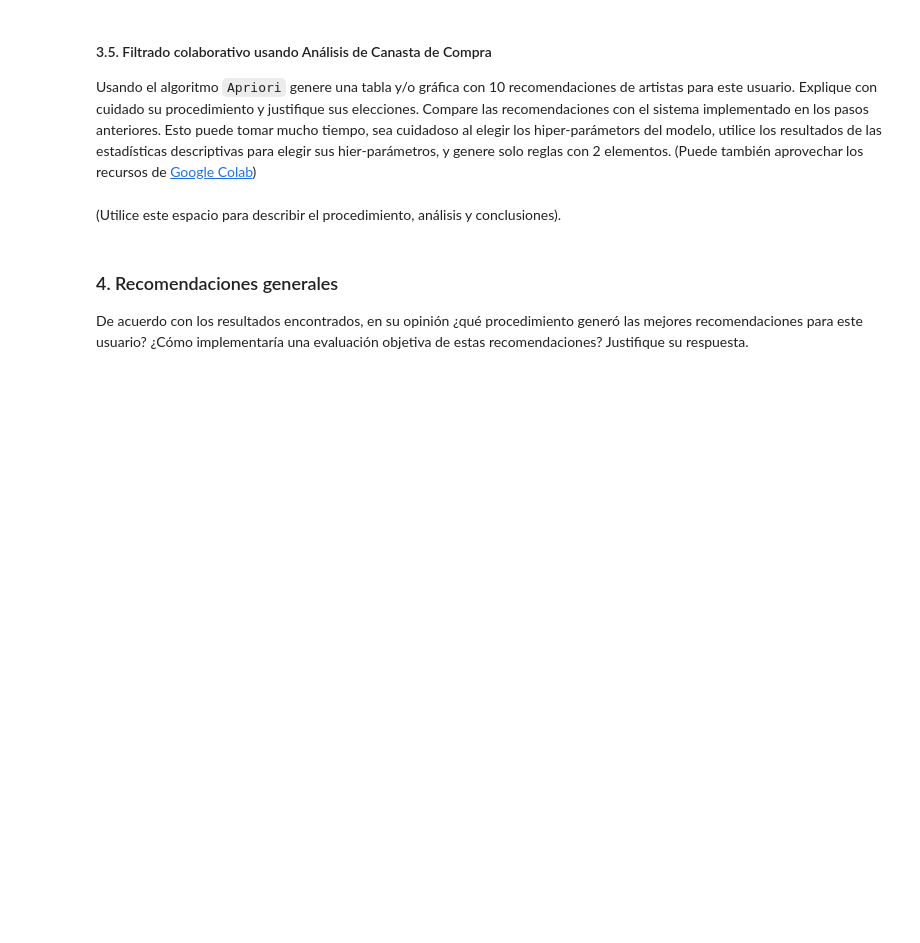
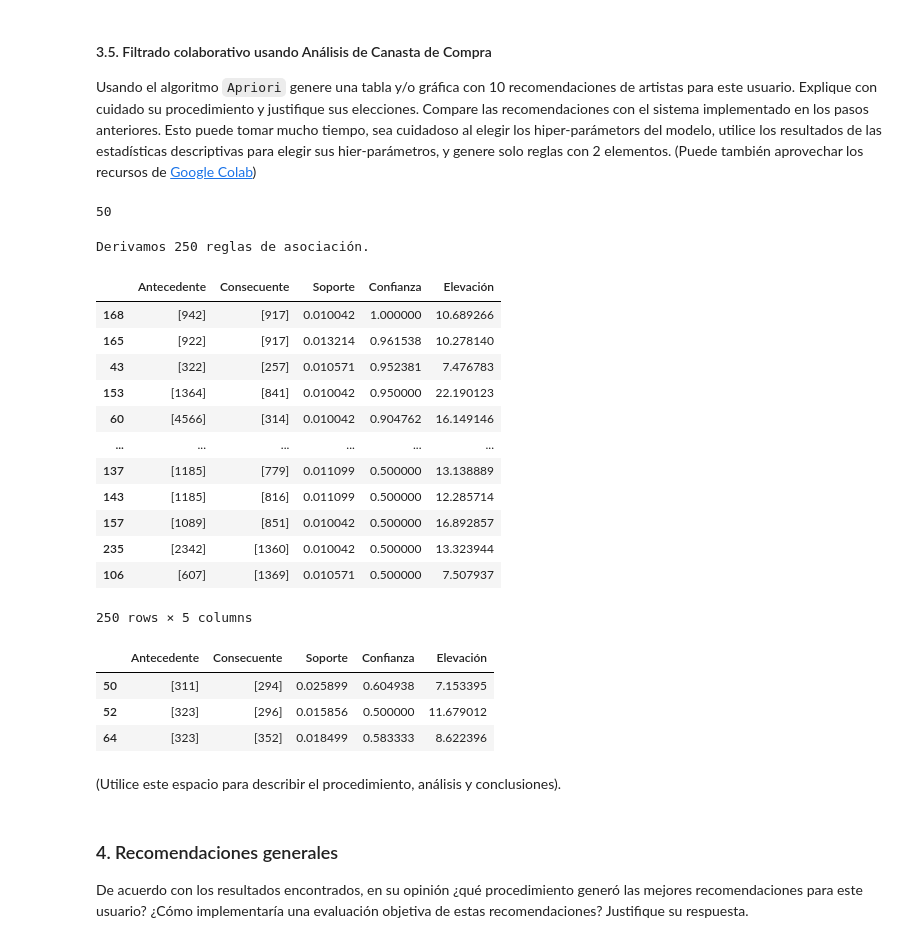
Before and after one commit to dayroncj/Unsupervised, a Jupyter notebook: S5_LC_Taller_Colab.ipynb, the cells around one changed output. Drawn from its saved outputs; the diff is of its cells as text; code cells hidden in the pictures; blank space fills up the shorter version.

```diff
--- a/S5_LC_Taller_Colab.ipynb
+++ b/S5_LC_Taller_Colab.ipynb
@@ -488,3 +487,67 @@ Usando  el algoritmo `Apriori` genere una tabla y/o gráfica  con 10 recomendaci
+# %%
+# Utilice este espacio para escribir el código.
+
+# Cambios el formato de los datos de DataFrame a una lista de listas
+records = []
+for i in users_artists['userID'].unique():
+    records.append(list(users_artists[users_artists['userID'] == i]['artistID'].values))
+
+records[6]
+# %% [output]
+50
+# %%
+# Ejecutamos el método apriori sobre la lista de listas anterior
+association_rules = apriori(records, min_support=0.01, min_confidence=0.5, min_lift=7, max_length=2)
+association_results = list(association_rules)
+print("Derivamos {} reglas de asociación.".format(len(association_results)))
+# %% [output]
+Derivamos 250 reglas de asociación.
+# %%
+# Creamos un DataFrame a partir de las reglas de asociación obtenidas del método apriori
+# Esto nos permitirá realizar consultas sobre las reglas de una forma más cómoda
+rules_data = []
+
+# Recorremos cada regla y la convertimos en un diccionario
+for rule in association_results:
+    rules_data.append({
+        "Antecedente": list(rule.ordered_statistics[0].items_base),
+        "Consecuente": list(rule.ordered_statistics[0].items_add),
+        "Soporte": rule.support,
+        "Confianza": rule.ordered_statistics[0].confidence,
+        "Elevación": rule.ordered_statistics[0].lift
+    })
+
+# Creamos un DataFrame a partir de la lista de diccionarios
+rules_df = pd.DataFrame(rules_data)
+rules_df.sort_values(by='Confianza', ascending=False)
+# %% [output]
+|  | Antecedente | Consecuente | Soporte | Confianza | Elevación |
+| 168 | [942] | [917] | 0.010042 | 1.000000 | 10.689266 |
+| 165 | [922] | [917] | 0.013214 | 0.961538 | 10.278140 |
+| 43 | [322] | [257] | 0.010571 | 0.952381 | 7.476783 |
+| 153 | [1364] | [841] | 0.010042 | 0.950000 | 22.190123 |
+| 60 | [4566] | [314] | 0.010042 | 0.904762 | 16.149146 |
+| ... | ... | ... | ... | ... | ... |
+| 137 | [1185] | [779] | 0.011099 | 0.500000 | 13.138889 |
+| 143 | [1185] | [816] | 0.011099 | 0.500000 | 12.285714 |
+| 157 | [1089] | [851] | 0.010042 | 0.500000 | 16.892857 |
+| 235 | [2342] | [1360] | 0.010042 | 0.500000 | 13.323944 |
+| 106 | [607] | [1369] | 0.010571 | 0.500000 | 7.507937 |
+250 rows × 5 columns
+# %%
+# Buscamos dentro de las reglas encontradas aquellas cuyos antecedentes coincidan con los artistas que el usuario 8 ya había escuchado y cuyos consecuentes correspondan con artistas que el usuario aún no ha escuchado
+def filtrar_reglas(artist_ids, rules):
+    reglas_filtradas = rules[rules['Antecedente'].apply(lambda x: set(x).issubset(set(artist_ids)))]
+    reglas_filtradas = reglas_filtradas[~reglas_filtradas['Consecuente'].apply(lambda x: any(item in artist_ids for item in x))]
+    return reglas_filtradas
+
+reglas_filtradas = filtrar_reglas(user_8_ordered_artists['artistID'], rules_df)
+reglas_filtradas
+# %% [output]
+|  | Antecedente | Consecuente | Soporte | Confianza | Elevación |
+| 50 | [311] | [294] | 0.025899 | 0.604938 | 7.153395 |
+| 52 | [323] | [296] | 0.015856 | 0.500000 | 11.679012 |
+| 64 | [323] | [352] | 0.018499 | 0.583333 | 8.622396 |
 # %% [markdown]
 (Utilice este espacio para describir el procedimiento, análisis y conclusiones).
 # %% [markdown]
```
Also changed, not shown: parts of 3 cells of this notebook.
